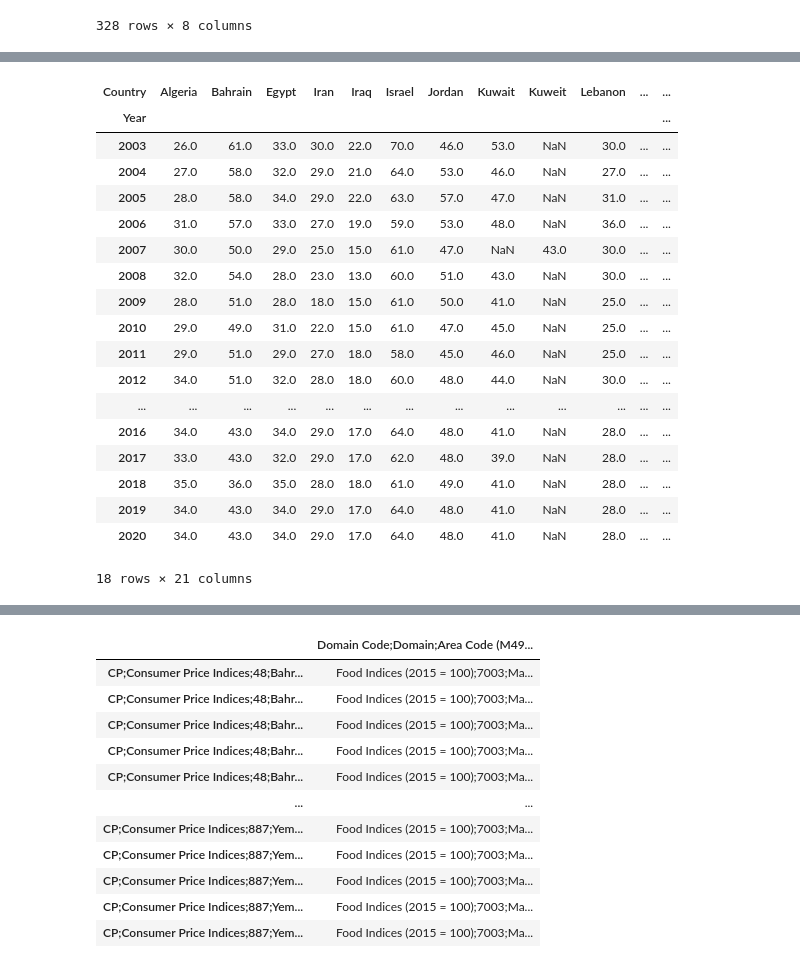
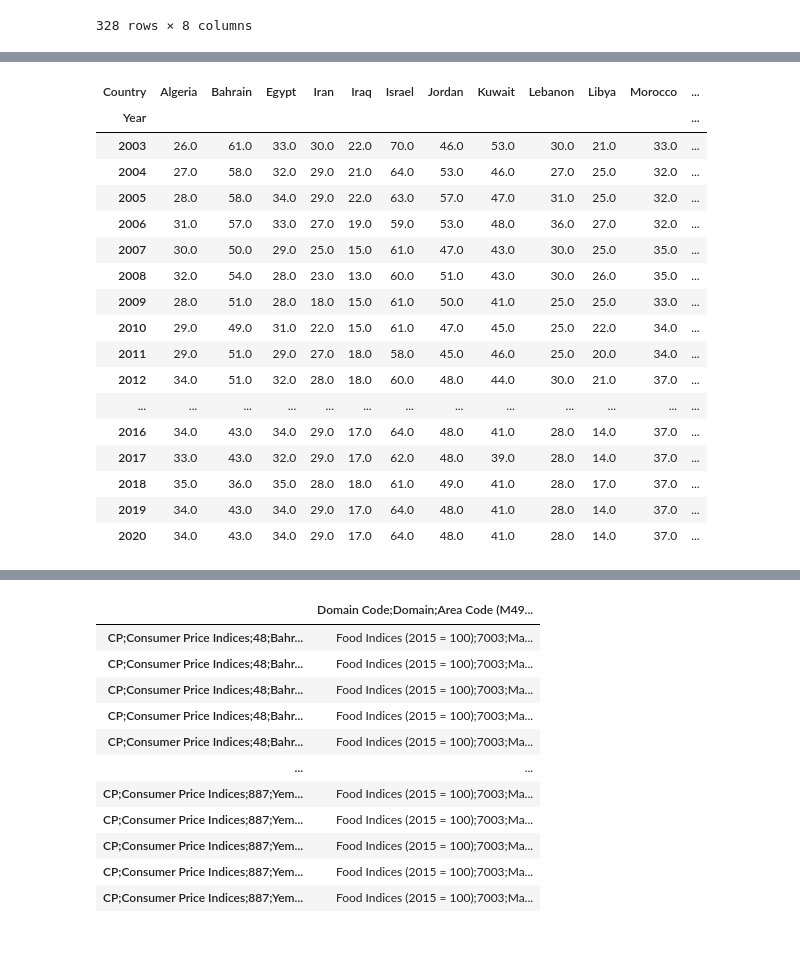
Before and after one commit to Josephmdlv/Final-work, a Jupyter notebook: Summary_statistics.ipynb, the cells around one changed output, grey strips where cells are left out. Drawn from its saved outputs; the diff is of its cells as text; code cells hidden in the pictures.

```diff
--- a/Summary_statistics.ipynb
+++ b/Summary_statistics.ipynb
@@ -34,10 +29,13 @@ Corruption_Index_2003_2020
 | 327 | NaN | NaN | NaN | NaN | NaN | NaN | NaN | NaN |
 328 rows × 8 columns
 # %%
-corruption_df_cleaned = Corruption_Index_2003_2020.dropna(axis=1, how="all")
-if corruption_df_cleaned["Year"].notna().all():
-    corruption_df_cleaned["Year"] = corruption_df_cleaned["Year"].astype(int)
-corruption_df_cleaned = corruption_df_cleaned.iloc[:-1]
-corruption_df_cleaned
+Corruption_Index_2003_2020 = Corruption_Index_2003_2020.dropna(axis=1, how="all")
+if Corruption_Index_2003_2020["Year"].notna().all():
+    Corruption_Index_2003_2020["Year"] = Corruption_Index_2003_2020["Year"].astype(int)
+Corruption_Index_2003_2020 = Corruption_Index_2003_2020.iloc[:-1]
+Corruption_Index_2003_2020["Year"] = Corruption_Index_2003_2020["Year"].astype(int)
+assert Corruption_Index_2003_2020["Score"].between(0, 100).all(), "Invalid Score values found!"
+Corruption_Index_2003_2020 = Corruption_Index_2003_2020.drop_duplicates()
+Corruption_Index_2003_2020
 # %% [output]
 |  | Country | Score | Year |
@@ -62,25 +54,28 @@ corruption_df_cleaned = corruption_df_cleaned.drop_duplicates()
-# %%
-reshaped_df = corruption_df_cleaned.pivot(index="Year", columns="Country", values="Score")
-reshaped_df = reshaped_df.sort_index().sort_index(axis=1)
-display (reshaped_df)
-# %% [output]
-| Country | Algeria | Bahrain | Egypt | Iran | Iraq | Israel | Jordan | Kuwait | Kuweit | Lebanon | ... | ... |
-| Year |  |  |  |  |  |  |  |  |  |  |  | ... |
-| 2003 | 26.0 | 61.0 | 33.0 | 30.0 | 22.0 | 70.0 | 46.0 | 53.0 | NaN | 30.0 | ... | ... |
-| 2004 | 27.0 | 58.0 | 32.0 | 29.0 | 21.0 | 64.0 | 53.0 | 46.0 | NaN | 27.0 | ... | ... |
-| 2005 | 28.0 | 58.0 | 34.0 | 29.0 | 22.0 | 63.0 | 57.0 | 47.0 | NaN | 31.0 | ... | ... |
-| 2006 | 31.0 | 57.0 | 33.0 | 27.0 | 19.0 | 59.0 | 53.0 | 48.0 | NaN | 36.0 | ... | ... |
-| 2007 | 30.0 | 50.0 | 29.0 | 25.0 | 15.0 | 61.0 | 47.0 | NaN | 43.0 | 30.0 | ... | ... |
-| 2008 | 32.0 | 54.0 | 28.0 | 23.0 | 13.0 | 60.0 | 51.0 | 43.0 | NaN | 30.0 | ... | ... |
-| 2009 | 28.0 | 51.0 | 28.0 | 18.0 | 15.0 | 61.0 | 50.0 | 41.0 | NaN | 25.0 | ... | ... |
-| 2010 | 29.0 | 49.0 | 31.0 | 22.0 | 15.0 | 61.0 | 47.0 | 45.0 | NaN | 25.0 | ... | ... |
-| 2011 | 29.0 | 51.0 | 29.0 | 27.0 | 18.0 | 58.0 | 45.0 | 46.0 | NaN | 25.0 | ... | ... |
-| 2012 | 34.0 | 51.0 | 32.0 | 28.0 | 18.0 | 60.0 | 48.0 | 44.0 | NaN | 30.0 | ... | ... |
-| ... | ... | ... | ... | ... | ... | ... | ... | ... | ... | ... | ... | ... |
-| 2016 | 34.0 | 43.0 | 34.0 | 29.0 | 17.0 | 64.0 | 48.0 | 41.0 | NaN | 28.0 | ... | ... |
-| 2017 | 33.0 | 43.0 | 32.0 | 29.0 | 17.0 | 62.0 | 48.0 | 39.0 | NaN | 28.0 | ... | ... |
-| 2018 | 35.0 | 36.0 | 35.0 | 28.0 | 18.0 | 61.0 | 49.0 | 41.0 | NaN | 28.0 | ... | ... |
-| 2019 | 34.0 | 43.0 | 34.0 | 29.0 | 17.0 | 64.0 | 48.0 | 41.0 | NaN | 28.0 | ... | ... |
-| 2020 | 34.0 | 43.0 | 34.0 | 29.0 | 17.0 | 64.0 | 48.0 | 41.0 | NaN | 28.0 | ... | ... |
-18 rows × 21 columns
+# %%
+Corruption_Index_2003_2020 = Corruption_Index_2003_2020.pivot(index="Year", columns="Country", values="Score")
+Corruption_Index_2003_2020 = Corruption_Index_2003_2020.sort_index().sort_index(axis=1)
+Corruption_Index_2003_2020['Kuwait'] = Corruption_Index_2003_2020['Kuwait'].combine_first(Corruption_Index_2003_2020['Kuweit'])
+Corruption_Index_2003_2020 = Corruption_Index_2003_2020.drop(columns=['Kuweit'])
+Corruption_Index_2003_2020['Palestine'] = Corruption_Index_2003_2020['Palestine'].combine_first(Corruption_Index_2003_2020['Palestinian Authority'])
+Corruption_Index_2003_2020 = Corruption_Index_2003_2020.drop(columns=['Palestinian Authority'])
+Corruption_Index_2003_2020
+# %% [output]
+| Country | Algeria | Bahrain | Egypt | Iran | Iraq | Israel | Jordan | Kuwait | Lebanon | Libya | Morocco | ... |
+| Year |  |  |  |  |  |  |  |  |  |  |  | ... |
+| 2003 | 26.0 | 61.0 | 33.0 | 30.0 | 22.0 | 70.0 | 46.0 | 53.0 | 30.0 | 21.0 | 33.0 | ... |
+| 2004 | 27.0 | 58.0 | 32.0 | 29.0 | 21.0 | 64.0 | 53.0 | 46.0 | 27.0 | 25.0 | 32.0 | ... |
+| 2005 | 28.0 | 58.0 | 34.0 | 29.0 | 22.0 | 63.0 | 57.0 | 47.0 | 31.0 | 25.0 | 32.0 | ... |
+| 2006 | 31.0 | 57.0 | 33.0 | 27.0 | 19.0 | 59.0 | 53.0 | 48.0 | 36.0 | 27.0 | 32.0 | ... |
+| 2007 | 30.0 | 50.0 | 29.0 | 25.0 | 15.0 | 61.0 | 47.0 | 43.0 | 30.0 | 25.0 | 35.0 | ... |
+| 2008 | 32.0 | 54.0 | 28.0 | 23.0 | 13.0 | 60.0 | 51.0 | 43.0 | 30.0 | 26.0 | 35.0 | ... |
+| 2009 | 28.0 | 51.0 | 28.0 | 18.0 | 15.0 | 61.0 | 50.0 | 41.0 | 25.0 | 25.0 | 33.0 | ... |
+| 2010 | 29.0 | 49.0 | 31.0 | 22.0 | 15.0 | 61.0 | 47.0 | 45.0 | 25.0 | 22.0 | 34.0 | ... |
+| 2011 | 29.0 | 51.0 | 29.0 | 27.0 | 18.0 | 58.0 | 45.0 | 46.0 | 25.0 | 20.0 | 34.0 | ... |
+| 2012 | 34.0 | 51.0 | 32.0 | 28.0 | 18.0 | 60.0 | 48.0 | 44.0 | 30.0 | 21.0 | 37.0 | ... |
+| ... | ... | ... | ... | ... | ... | ... | ... | ... | ... | ... | ... | ... |
+| 2016 | 34.0 | 43.0 | 34.0 | 29.0 | 17.0 | 64.0 | 48.0 | 41.0 | 28.0 | 14.0 | 37.0 | ... |
+| 2017 | 33.0 | 43.0 | 32.0 | 29.0 | 17.0 | 62.0 | 48.0 | 39.0 | 28.0 | 14.0 | 37.0 | ... |
+| 2018 | 35.0 | 36.0 | 35.0 | 28.0 | 18.0 | 61.0 | 49.0 | 41.0 | 28.0 | 17.0 | 37.0 | ... |
+| 2019 | 34.0 | 43.0 | 34.0 | 29.0 | 17.0 | 64.0 | 48.0 | 41.0 | 28.0 | 14.0 | 37.0 | ... |
+| 2020 | 34.0 | 43.0 | 34.0 | 29.0 | 17.0 | 64.0 | 48.0 | 41.0 | 28.0 | 14.0 | 37.0 | ... |
 # %%
```
Also changed, not shown: parts of 20 cells of this notebook.
